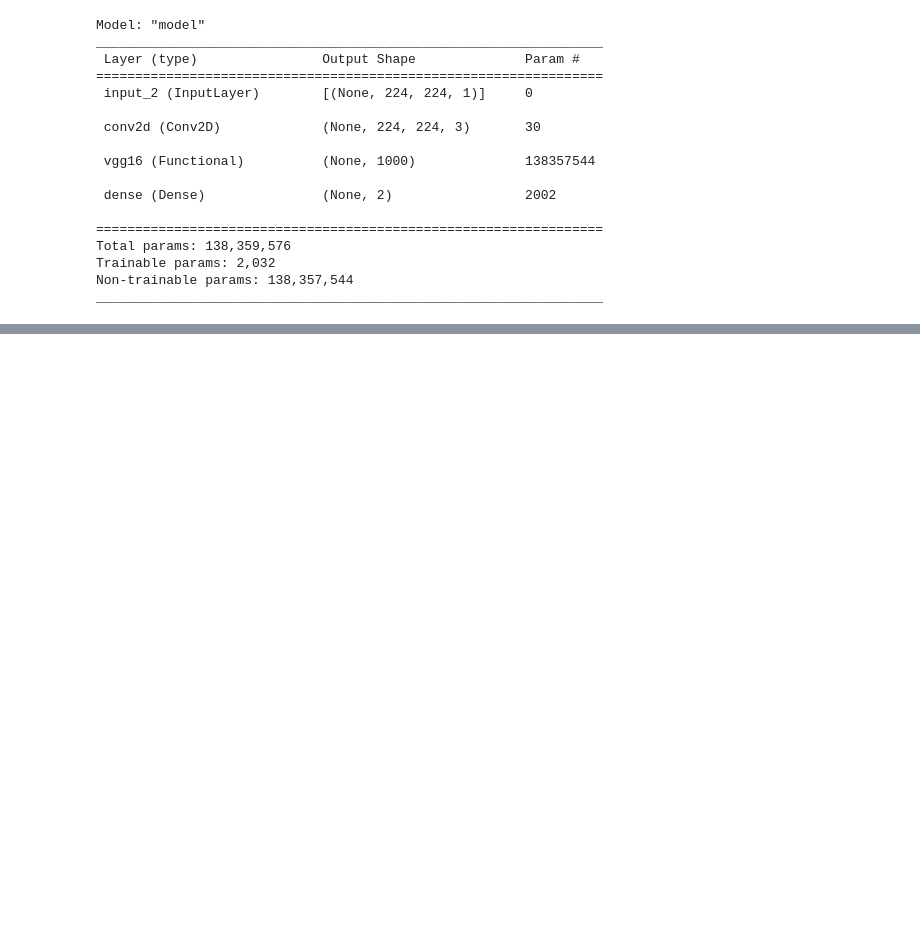
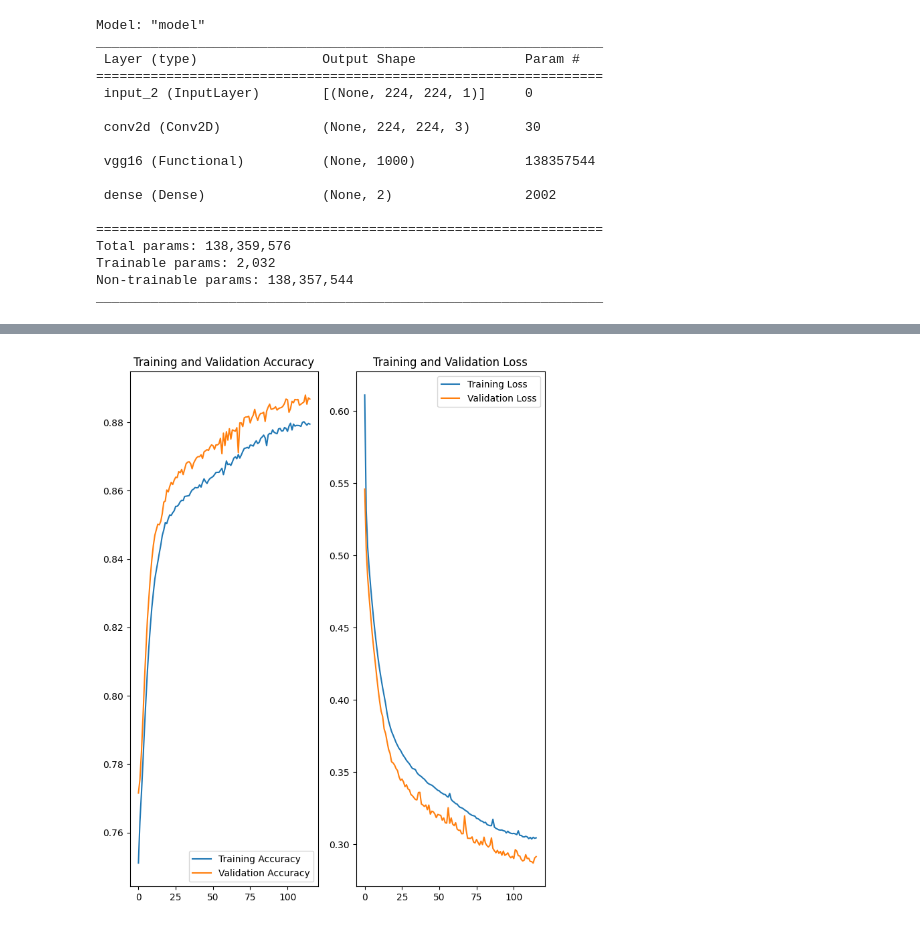
Before and after one commit to PatrickKudo/gender_image_classification, a Jupyter notebook: vgg16 mod1b-gs - PSK.ipynb, the cells around one changed output, grey strips where cells are left out. Drawn from its saved outputs; the diff is of its cells as text; code cells hidden in the pictures; blank space fills up the shorter version.

```diff
--- a/vgg16 mod1b-gs - PSK.ipynb
+++ b/vgg16 mod1b-gs - PSK.ipynb
@@ -155,25 +171,27 @@ Epoch 1/1000
 # %%
 acc= vgg16_fit.history['accuracy']
 val_acc = vgg16_fit.history['val_accuracy']
 
 loss = vgg16_fit.history['loss']
 val_loss = vgg16_fit.history['val_loss']
 
-epochs_range = range(epochs)
+epochs_range = range(0, 116)
 
 plt.figure(figsize=(8, 10))
 plt.subplot(1, 2, 1)
 plt.plot(epochs_range, acc, label='Training Accuracy')
 plt.plot(epochs_range, val_acc, label='Validation Accuracy')
 plt.legend(loc='lower right')
 plt.title('Training and Validation Accuracy')
 
 plt.subplot(1, 2, 2)
 plt.plot(epochs_range, loss, label='Training Loss')
 plt.plot(epochs_range, val_loss, label='Validation Loss')
 plt.legend(loc='upper right')
 plt.title('Training and Validation Loss')
 plt.show()
+# %% [output]
+[figure, added]
 # %%
 # Test model on new image data (test set)
 predictions = model.predict(one_hot_encoded_test_ds)
```
Also changed, not shown: parts of 3 cells of this notebook.
